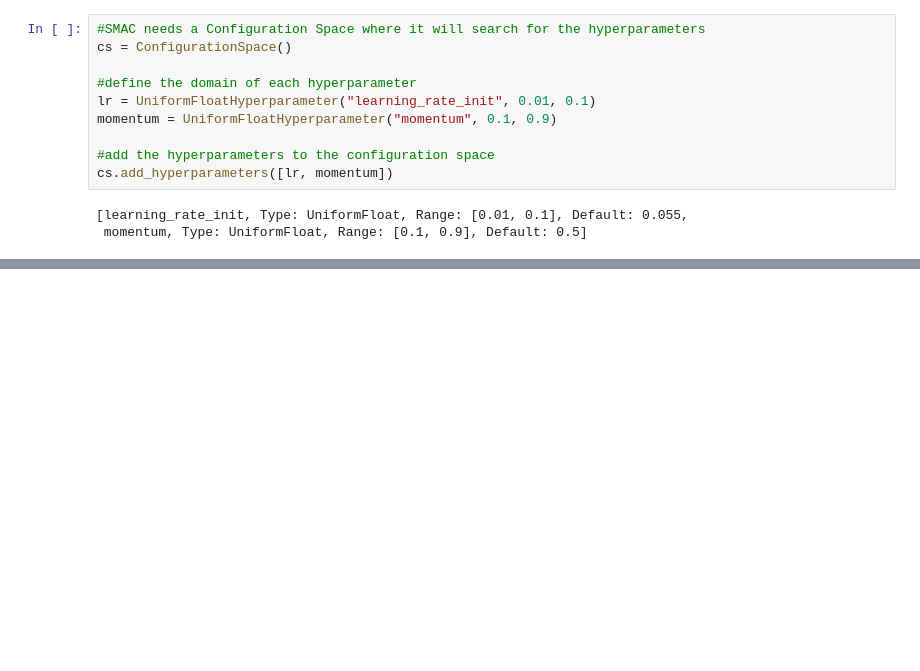
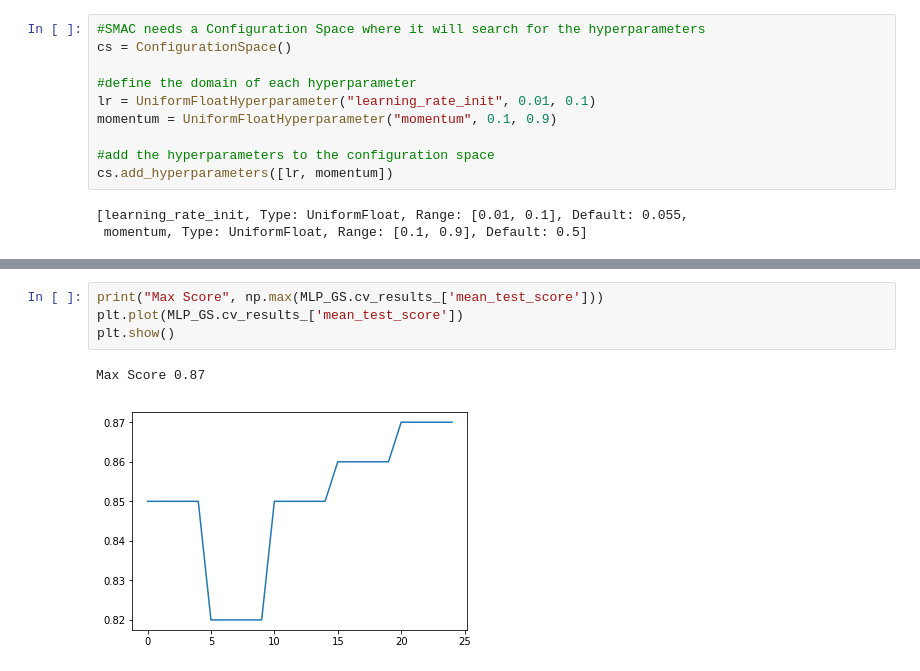
Before and after one commit to pkasela/SecondYear-Assignments, a Jupyter notebook: AML/Assignment5/Assignment5.ipynb, the cells around one changed output, grey strips where cells are left out. Saved outputs shown, nothing was run; the diff lists cells and outputs as text; blank space fills up the shorter version.

```diff
--- a/AML/Assignment5/Assignment5.ipynb
+++ b/AML/Assignment5/Assignment5.ipynb
@@ -184,0 +286,7 @@ plt.show()
+# %%
+print("Max Score", np.max(MLP_GS.cv_results_['mean_test_score']))
+plt.plot(MLP_GS.cv_results_['mean_test_score'])
+plt.show()
+# %% [output]
+Max Score 0.87
+[figure, added]
```
Also changed, not shown: parts of 29 cells of this notebook, 1 other file.
